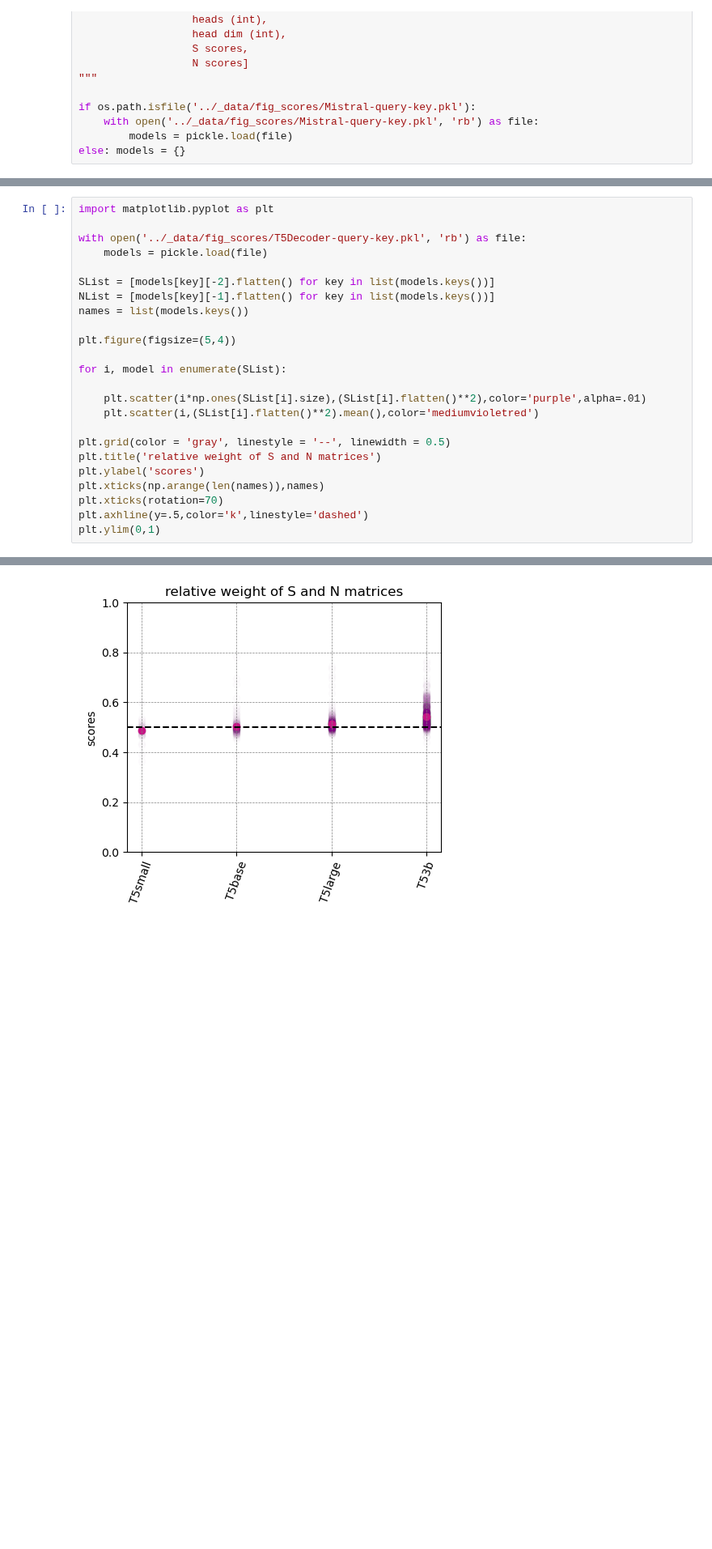
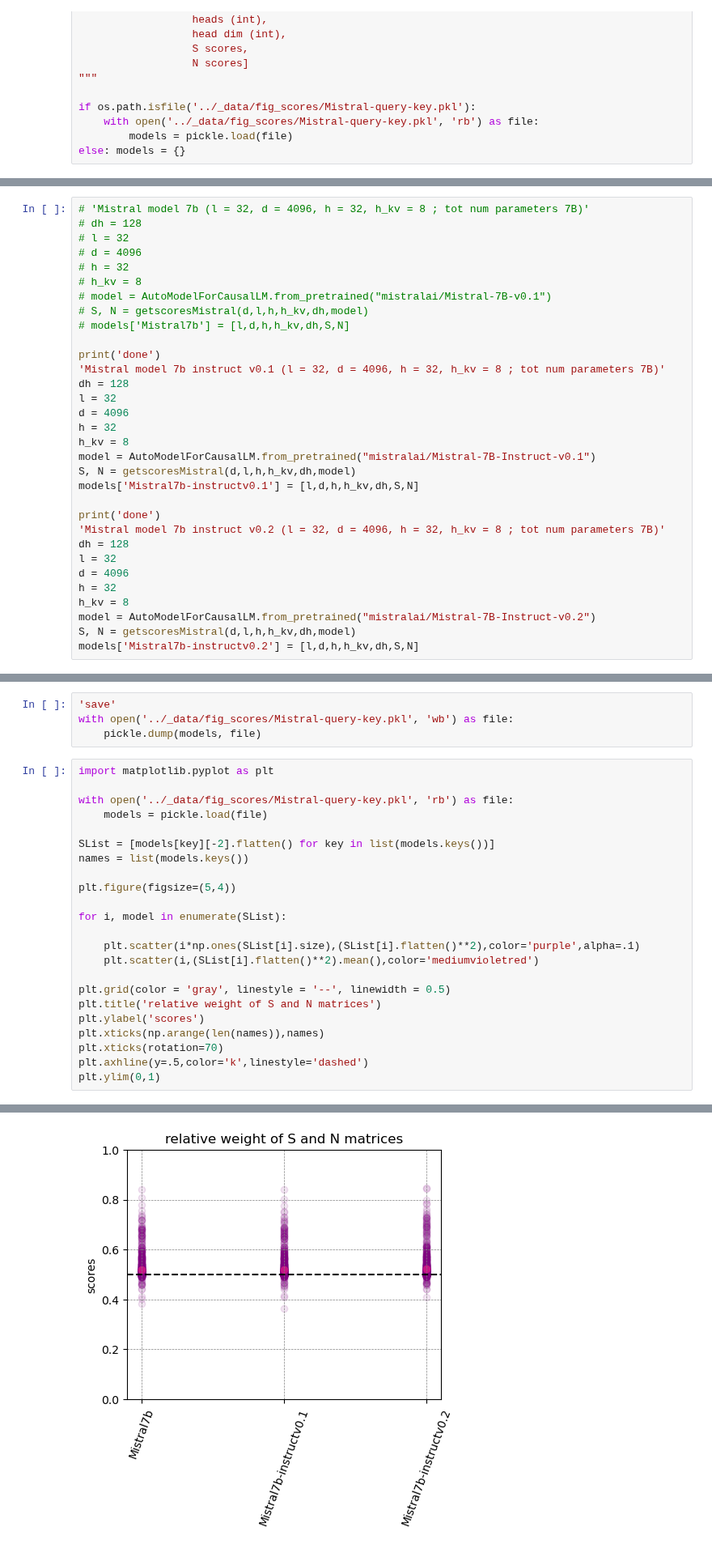
Before and after one commit to matteosaponati/attention-geometry, a Jupyter notebook: scripts/Mistral-query-key.ipynb, the cells around one changed output, grey strips where cells are left out. Shown at 81% size. Saved outputs shown, nothing was run; the diff lists cells and outputs as text; blank space fills up the shorter version.

Commit message:
scripts: add symmetry analysis for Mistral models

```diff
--- a/scripts/Mistral-query-key.ipynb
+++ b/scripts/Mistral-query-key.ipynb
@@ -120,0 +82,32 @@ with open('../_data/fig_scores/T5Decoder-query-key.pkl', 'wb') as file:
+# %%
+# 'Mistral model 7b (l = 32, d = 4096, h = 32, h_kv = 8 ; tot num parameters 7B)'
+# dh = 128
+# l = 32
+# d = 4096
+# h = 32
+# h_kv = 8
+# model = AutoModelForCausalLM.from_pretrained("mistralai/Mistral-7B-v0.1")
+# S, N = getscoresMistral(d,l,h,h_kv,dh,model)
+# models['Mistral7b'] = [l,d,h,h_kv,dh,S,N]
+
+print('done')
+'Mistral model 7b instruct v0.1 (l = 32, d = 4096, h = 32, h_kv = 8 ; tot num parameters 7B)'
+dh = 128
+l = 32
+d = 4096
+h = 32
+h_kv = 8
+model = AutoModelForCausalLM.from_pretrained("mistralai/Mistral-7B-Instruct-v0.1")
+S, N = getscoresMistral(d,l,h,h_kv,dh,model)
+models['Mistral7b-instructv0.1'] = [l,d,h,h_kv,dh,S,N]
+
+print('done')
+'Mistral model 7b instruct v0.2 (l = 32, d = 4096, h = 32, h_kv = 8 ; tot num parameters 7B)'
+dh = 128
+l = 32
+d = 4096
+h = 32
+h_kv = 8
+model = AutoModelForCausalLM.from_pretrained("mistralai/Mistral-7B-Instruct-v0.2")
+S, N = getscoresMistral(d,l,h,h_kv,dh,model)
+models['Mistral7b-instructv0.2'] = [l,d,h,h_kv,dh,S,N]
@@ -121,27 +117,30 @@ with open('../_data/fig_scores/T5Decoder-query-key.pkl', 'wb') as file:
+# %%
+'save'
+with open('../_data/fig_scores/Mistral-query-key.pkl', 'wb') as file:
+    pickle.dump(models, file)
 # %%
 import matplotlib.pyplot as plt
 
-with open('../_data/fig_scores/T5Decoder-query-key.pkl', 'rb') as file:
+with open('../_data/fig_scores/Mistral-query-key.pkl', 'rb') as file:
     models = pickle.load(file)
 
 SList = [models[key][-2].flatten() for key in list(models.keys())]
-NList = [models[key][-1].flatten() for key in list(models.keys())]
 names = list(models.keys())
 
 plt.figure(figsize=(5,4))
 
 for i, model in enumerate(SList):
 
-    plt.scatter(i*np.ones(SList[i].size),(SList[i].flatten()**2),color='purple',alpha=.01)
+    plt.scatter(i*np.ones(SList[i].size),(SList[i].flatten()**2),color='purple',alpha=.1)
     plt.scatter(i,(SList[i].flatten()**2).mean(),color='mediumvioletred')
 
 plt.grid(color = 'gray', linestyle = '--', linewidth = 0.5)
 plt.title('relative weight of S and N matrices')
 plt.ylabel('scores')
 plt.xticks(np.arange(len(names)),names)
 plt.xticks(rotation=70)
 plt.axhline(y=.5,color='k',linestyle='dashed')
 plt.ylim(0,1)
 # %% [output]
 (0.0, 1.0)
-[figure, old version]
+[figure, new version]
```
Also changed, not shown: parts of 4 cells of this notebook.
